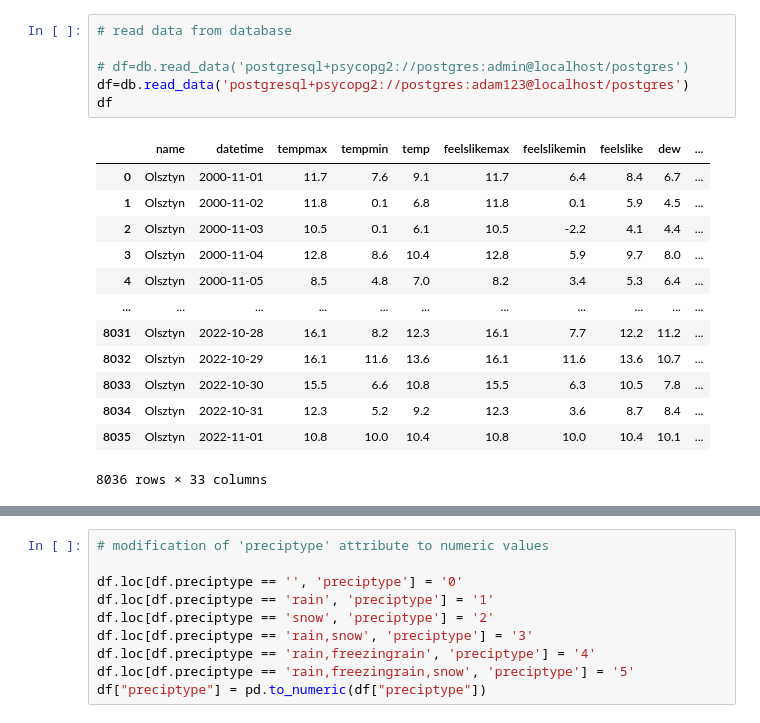
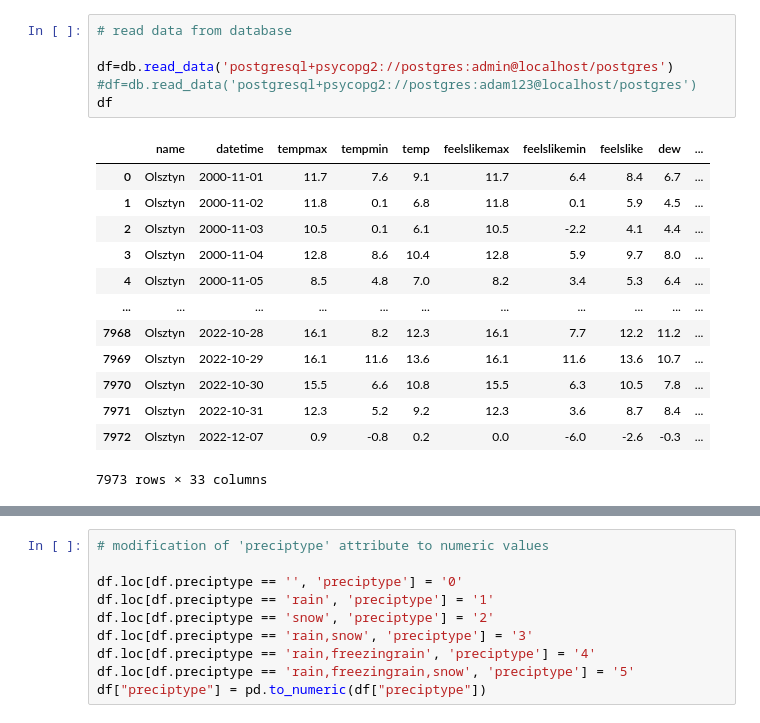
Before and after one commit to JankowRepo/WeatherPredictionProject, a Jupyter notebook: Visualisation_and_ML.ipynb, the cells around one changed output, grey strips where cells are left out. Saved outputs shown, nothing was run; the diff lists cells and outputs as text.

```diff
--- a/Visualisation_and_ML.ipynb
+++ b/Visualisation_and_ML.ipynb
@@ -22,23 +22,23 @@ importlib.reload(db)
 # %%
 # read data from database
 
-# df=db.read_data('postgresql+psycopg2://postgres:admin@localhost/postgres')
-df=db.read_data('postgresql+psycopg2://postgres:adam123@localhost/postgres')
+df=db.read_data('postgresql+psycopg2://postgres:admin@localhost/postgres')
+#df=db.read_data('postgresql+psycopg2://postgres:adam123@localhost/postgres')
 df
 # %% [output]
 |  | name | datetime | tempmax | tempmin | temp | feelslikemax | feelslikemin | feelslike | dew | ... |
 | 0 | Olsztyn | 2000-11-01 | 11.7 | 7.6 | 9.1 | 11.7 | 6.4 | 8.4 | 6.7 | ... |
 | 1 | Olsztyn | 2000-11-02 | 11.8 | 0.1 | 6.8 | 11.8 | 0.1 | 5.9 | 4.5 | ... |
 | 2 | Olsztyn | 2000-11-03 | 10.5 | 0.1 | 6.1 | 10.5 | -2.2 | 4.1 | 4.4 | ... |
 | 3 | Olsztyn | 2000-11-04 | 12.8 | 8.6 | 10.4 | 12.8 | 5.9 | 9.7 | 8.0 | ... |
 | 4 | Olsztyn | 2000-11-05 | 8.5 | 4.8 | 7.0 | 8.2 | 3.4 | 5.3 | 6.4 | ... |
 | ... | ... | ... | ... | ... | ... | ... | ... | ... | ... | ... |
-| 8031 | Olsztyn | 2022-10-28 | 16.1 | 8.2 | 12.3 | 16.1 | 7.7 | 12.2 | 11.2 | ... |
-| 8032 | Olsztyn | 2022-10-29 | 16.1 | 11.6 | 13.6 | 16.1 | 11.6 | 13.6 | 10.7 | ... |
-| 8033 | Olsztyn | 2022-10-30 | 15.5 | 6.6 | 10.8 | 15.5 | 6.3 | 10.5 | 7.8 | ... |
-| 8034 | Olsztyn | 2022-10-31 | 12.3 | 5.2 | 9.2 | 12.3 | 3.6 | 8.7 | 8.4 | ... |
-| 8035 | Olsztyn | 2022-11-01 | 10.8 | 10.0 | 10.4 | 10.8 | 10.0 | 10.4 | 10.1 | ... |
+| 7968 | Olsztyn | 2022-10-28 | 16.1 | 8.2 | 12.3 | 16.1 | 7.7 | 12.2 | 11.2 | ... |
+| 7969 | Olsztyn | 2022-10-29 | 16.1 | 11.6 | 13.6 | 16.1 | 11.6 | 13.6 | 10.7 | ... |
+| 7970 | Olsztyn | 2022-10-30 | 15.5 | 6.6 | 10.8 | 15.5 | 6.3 | 10.5 | 7.8 | ... |
+| 7971 | Olsztyn | 2022-10-31 | 12.3 | 5.2 | 9.2 | 12.3 | 3.6 | 8.7 | 8.4 | ... |
+| 7972 | Olsztyn | 2022-12-07 | 0.9 | -0.8 | 0.2 | 0.0 | -6.0 | -2.6 | -0.3 | ... |
-8036 rows × 33 columns
+7973 rows × 33 columns
 # %%
 # get today weather data from weather site
 
```
Also changed, not shown: parts of 9 cells of this notebook, 6 other files.
